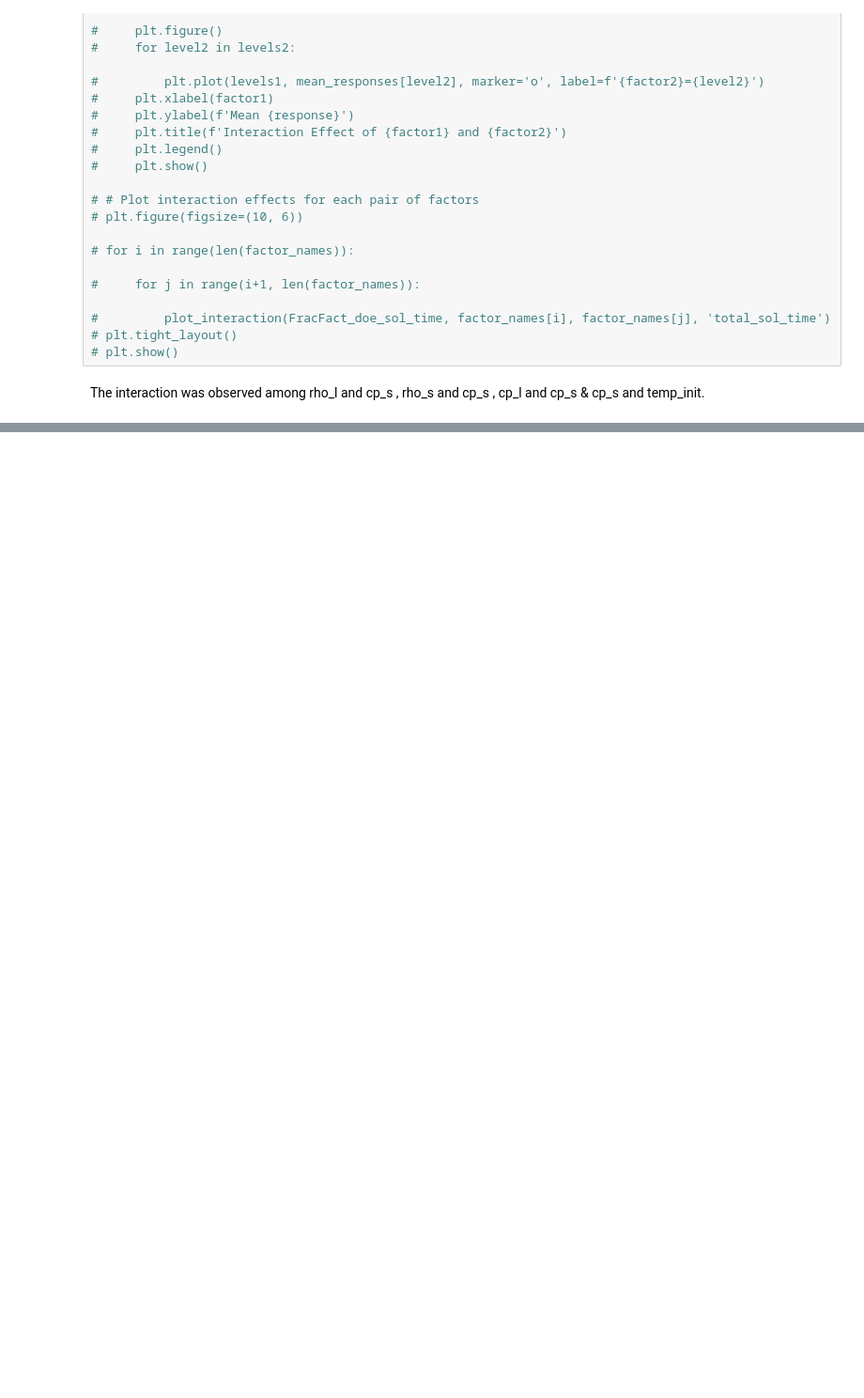
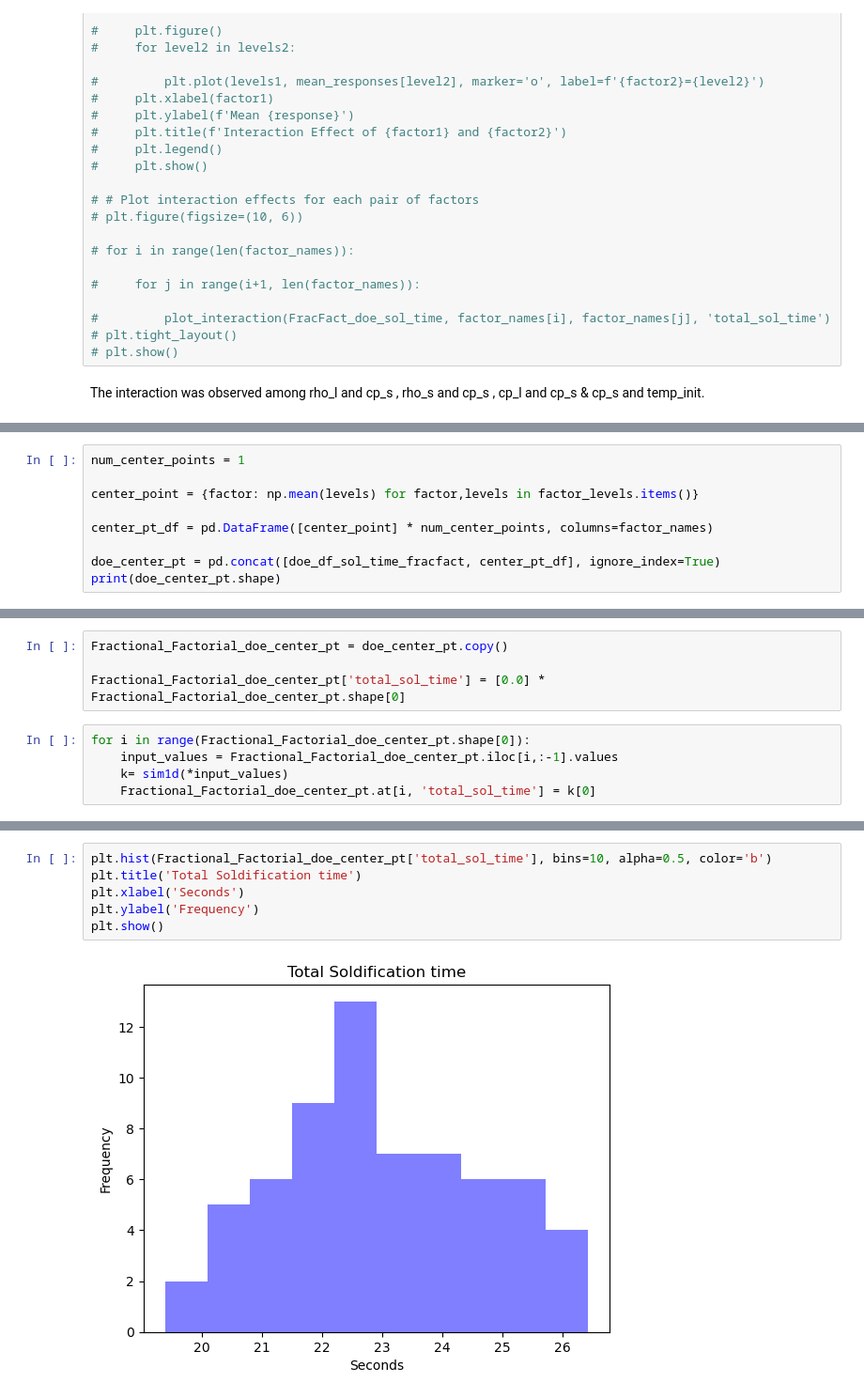
Before and after one commit to radhikrammohan/1D_HT_Pinn, a Jupyter notebook: Data_prep/1D_SVR/DOE/1D_HT_DOE_3.ipynb, the cells around one changed output, grey strips where cells are left out. Shown at 94% size. Drawn from its saved outputs; the diff is of its cells as text; blank space fills up the shorter version.

```diff
--- a/Data_prep/1D_SVR/DOE/1D_HT_DOE_3.ipynb
+++ b/Data_prep/1D_SVR/DOE/1D_HT_DOE_3.ipynb
@@ -492,0 +462,9 @@ strong multicollinearity problems or that the design matrix is singular.
+# %%
+num_center_points = 1
+
+center_point = {factor: np.mean(levels) for factor,levels in factor_levels.items()}
+
+center_pt_df = pd.DataFrame([center_point] * num_center_points, columns=factor_names)
+
+doe_center_pt = pd.concat([doe_df_sol_time_fracfact, center_pt_df], ignore_index=True)
+print(doe_center_pt.shape)
@@ -492,0 +473,9 @@ strong multicollinearity problems or that the design matrix is singular.
+# %%
+Fractional_Factorial_doe_center_pt = doe_center_pt.copy()
+
+Fractional_Factorial_doe_center_pt['total_sol_time'] = [0.0] * Fractional_Factorial_doe_center_pt.shape[0]
+# %%
+for i in range(Fractional_Factorial_doe_center_pt.shape[0]):
+    input_values = Fractional_Factorial_doe_center_pt.iloc[i,:-1].values
+    k= sim1d(*input_values)
+    Fractional_Factorial_doe_center_pt.at[i, 'total_sol_time'] = k[0]
@@ -492,0 +500,8 @@ strong multicollinearity problems or that the design matrix is singular.
+# %%
+plt.hist(Fractional_Factorial_doe_center_pt['total_sol_time'], bins=10, alpha=0.5, color='b')
+plt.title('Total Soldification time')
+plt.xlabel('Seconds')
+plt.ylabel('Frequency')
+plt.show()
+# %% [output]
+[figure, added]
```
Also changed, not shown: parts of 30 cells of this notebook, 12 other files.
